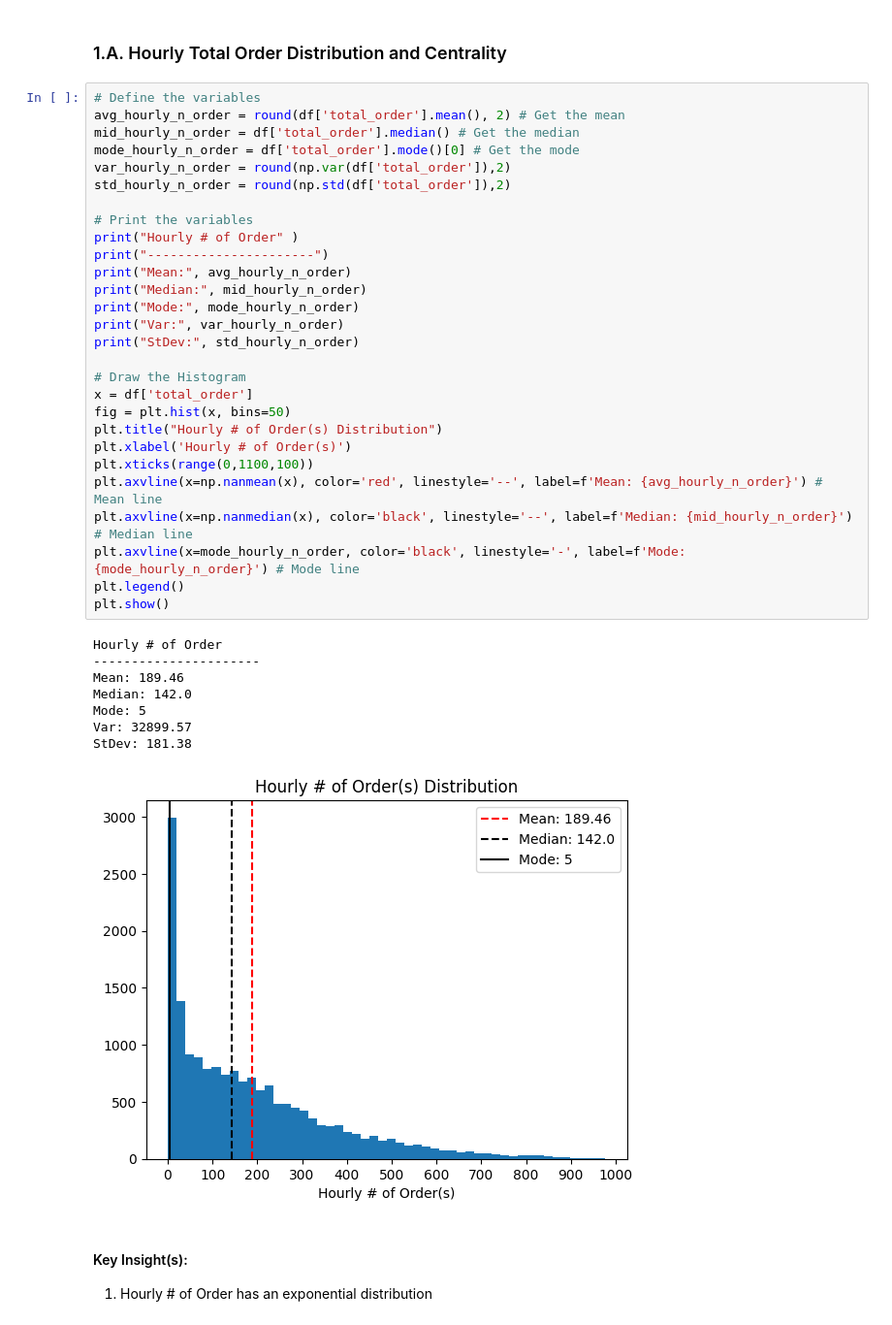
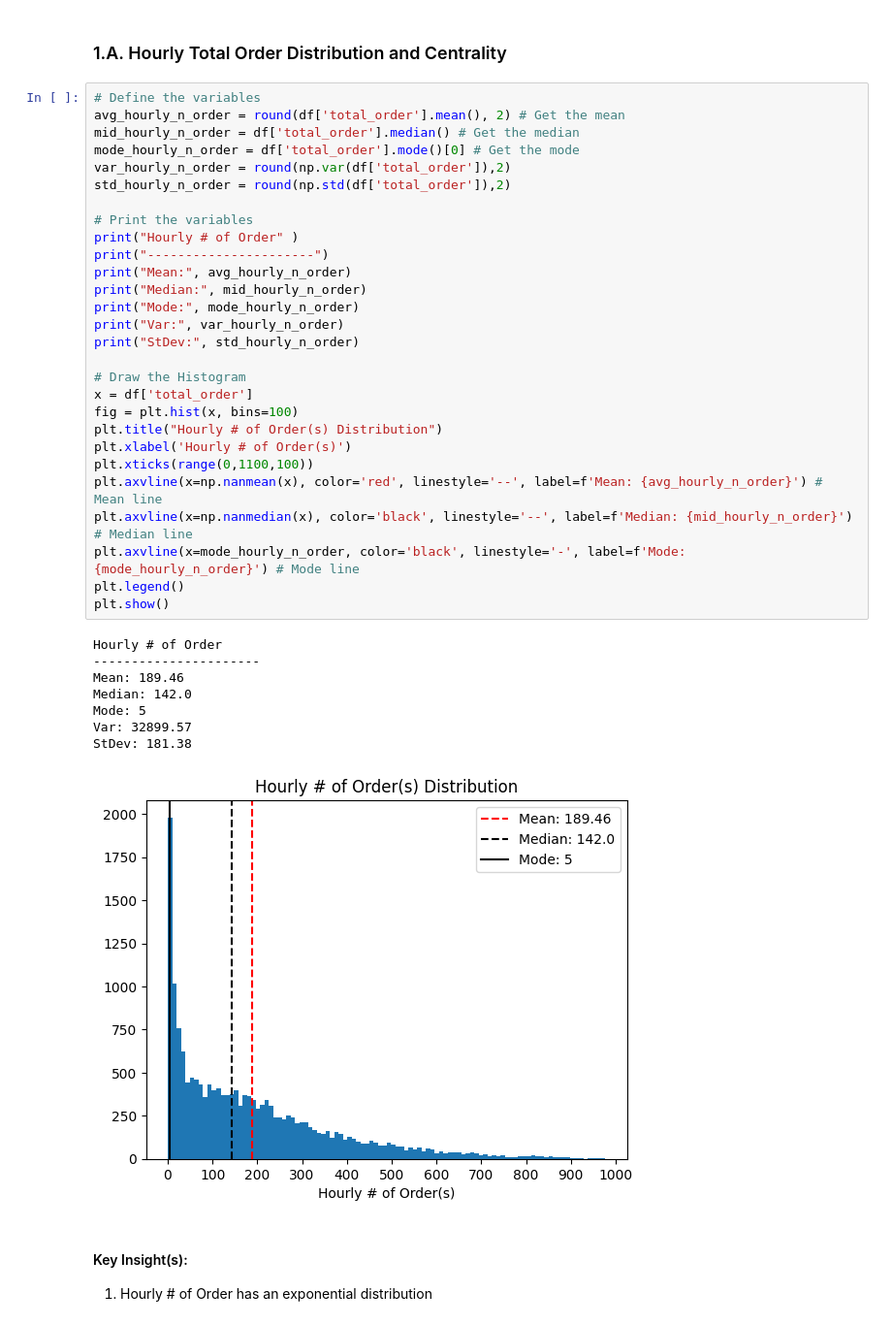
Before and after one commit to bagusfarisa/bike-sharing-demand-probability-analysis, a Jupyter notebook: bikesharing.ipynb, the cells around one changed output. Shown at 97% size. Drawn from its saved outputs; the diff is of its cells as text.

```diff
--- a/bikesharing.ipynb
+++ b/bikesharing.ipynb
@@ -51,35 +52,35 @@ mode_hourly_n_order = df['total_order'].mode()[0] # Get the mode
 var_hourly_n_order = round(np.var(df['total_order']),2)
 std_hourly_n_order = round(np.std(df['total_order']),2)
 
 # Print the variables
 print("Hourly # of Order" )
 print("----------------------")
 print("Mean:", avg_hourly_n_order)
 print("Median:", mid_hourly_n_order)
 print("Mode:", mode_hourly_n_order)
 print("Var:", var_hourly_n_order)
 print("StDev:", std_hourly_n_order)
 
 # Draw the Histogram
 x = df['total_order']
-fig = plt.hist(x, bins=50)
+fig = plt.hist(x, bins=100)
 plt.title("Hourly # of Order(s) Distribution")
 plt.xlabel('Hourly # of Order(s)')
 plt.xticks(range(0,1100,100))
 plt.axvline(x=np.nanmean(x), color='red', linestyle='--', label=f'Mean: {avg_hourly_n_order}') # Mean line
 plt.axvline(x=np.nanmedian(x), color='black', linestyle='--', label=f'Median: {mid_hourly_n_order}') # Median line
 plt.axvline(x=mode_hourly_n_order, color='black', linestyle='-', label=f'Mode: {mode_hourly_n_order}') # Mode line
 plt.legend()
 plt.show()
 # %% [output]
 Hourly # of Order
 ----------------------
 Mean: 189.46
 Median: 142.0
 Mode: 5
 Var: 32899.57
 StDev: 181.38
-[figure, old version]
+[figure, new version]
 # %% [markdown]
 #### Key Insight(s):
 1. Hourly # of Order has an exponential distribution
```
Also changed, not shown: parts of 29 cells of this notebook.
